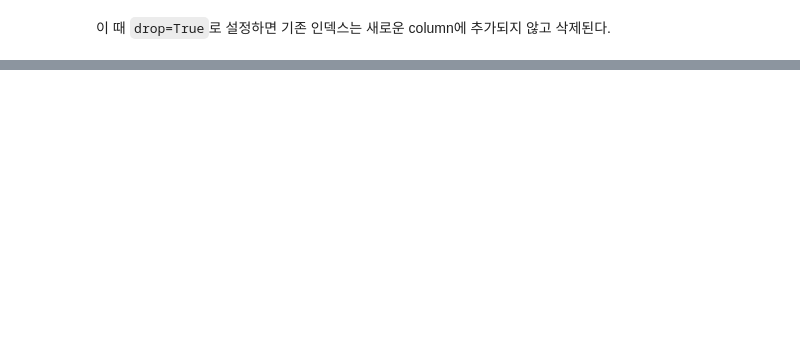
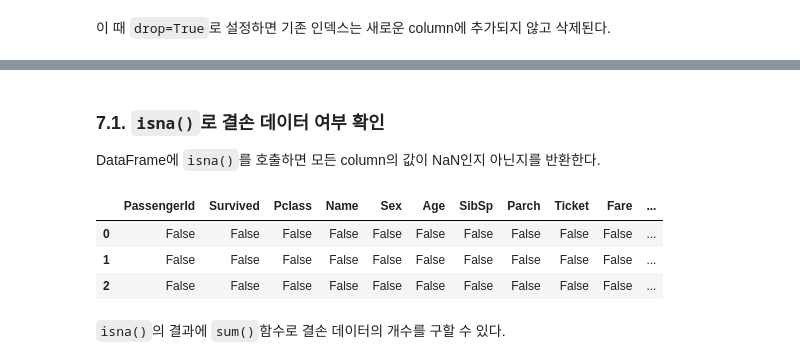
Before and after one commit to CoodingPenguin/cuai-ml-study, a Jupyter notebook: Chapter 01/Pandas.ipynb, the cells around one changed output, grey strips where cells are left out. Cells and saved outputs as stored; diff of their text form; code cells hidden in the pictures; blank space fills up the shorter version.

```diff
--- a/Chapter 01/Pandas.ipynb
+++ b/Chapter 01/Pandas.ipynb
@@ -429,0 +615,12 @@ new_value_cnts 객체 변수 타입 :  <class 'pandas.core.frame.DataFrame'>
+# %% [markdown]
+### 7.1. `isna()`로 결손 데이터 여부 확인
+DataFrame에 `isna()`를 호출하면 모든 column의 값이 NaN인지 아닌지를 반환한다.
+# %%
+titanic_df.isna().head(3)
+# %% [output]
+|  | PassengerId | Survived | Pclass | Name | Sex | Age | SibSp | Parch | Ticket | Fare | ... |
+| 0 | False | False | False | False | False | False | False | False | False | False | ... |
+| 1 | False | False | False | False | False | False | False | False | False | False | ... |
+| 2 | False | False | False | False | False | False | False | False | False | False | ... |
+# %% [markdown]
+`isna()`의 결과에 `sum()`함수로 결손 데이터의 개수를 구할 수 있다.
```
Also changed, not shown: parts of 69 cells of this notebook, 6 other files.
